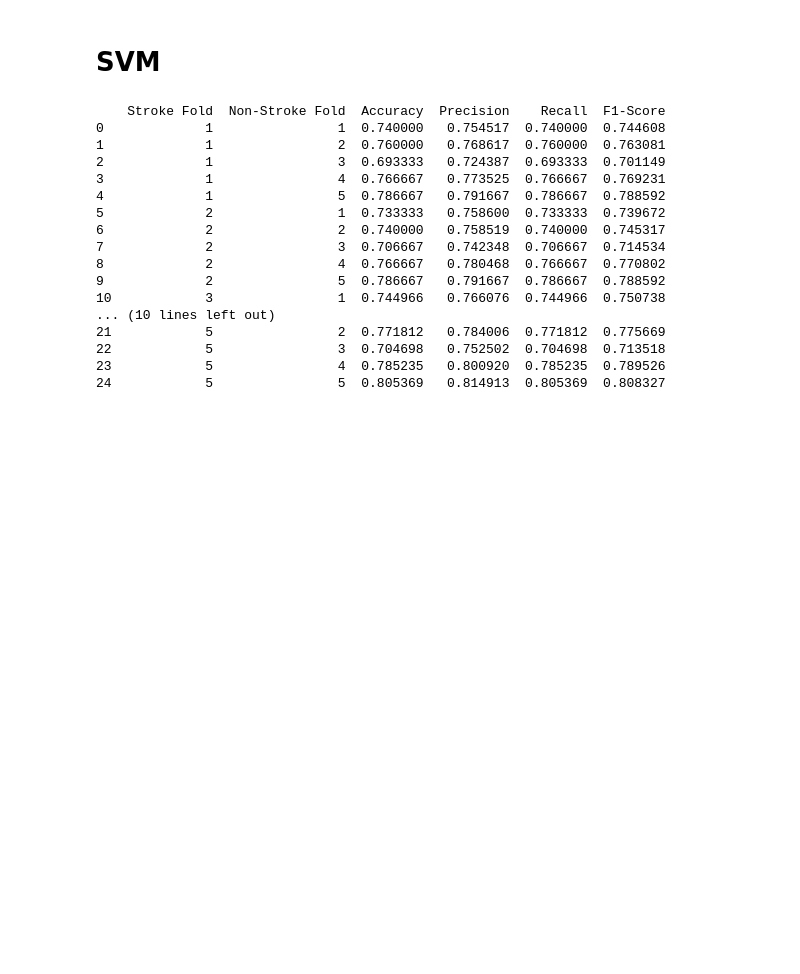
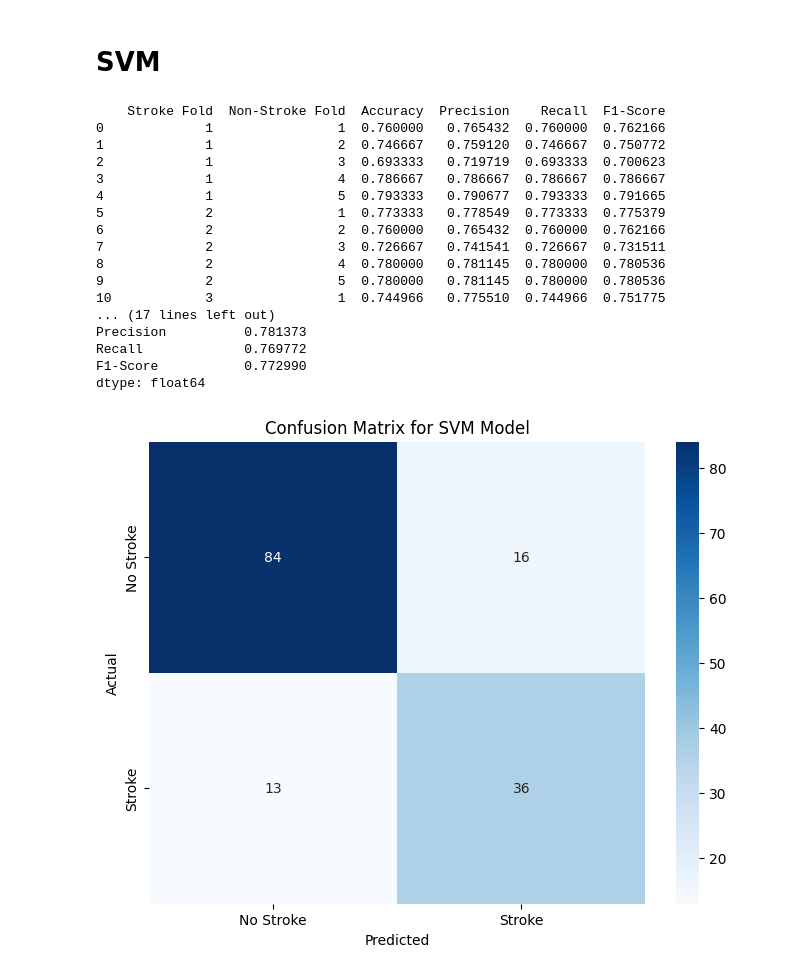
Before and after one commit to YusraEr/Stroke-Prediction-with-ML, a Jupyter notebook: Final Work/Final.ipynb, the cells around one changed output. Drawn from its saved outputs; the diff is of its cells as text; code cells hidden in the pictures; blank space fills up the shorter version.

```diff
--- a/Final Work/Final.ipynb
+++ b/Final Work/Final.ipynb
@@ -245,6 +245,7 @@ Number of no stroke samples: 4006
 #     fold.to_csv(f'no_stroke_fold_{i+1}.csv', index=False)
 # %%
 from imblearn.over_sampling import SMOTE
+import pandas as pd
 
 def load_fold_data(sf, nfs):
     """
@@ -259,12 +260,11 @@ def load_fold_data(sf, nfs):
     """
     # Load fold dari stroke data
     stroke_fold = pd.read_csv(f'StrokeFold/stroke_fold_{sf}.csv')
+    remaining_stroke = [pd.read_csv(f'StrokeFold/stroke_fold_{i}.csv') for i in range(1, 6) if i != sf]
+    remaining_stroke = pd.concat(remaining_stroke)
 
     # Load fold dari no stroke data
     no_stroke_fold = pd.read_csv(f'NonStrokeFold/no_stroke_fold_{nfs}.csv')
-
-    # Concat semua fold kecuali fold yang ditentukan sebagai training_stroke
-    training_stroke = pd.concat([fold for i, fold in enumerate(stroke_folds) if i != sf])
 
     # Ambil 100 data di no_stroke_fold sebagai testing
     testing_no_stroke = no_stroke_fold.sample(n=100, random_state=42)
@@ -273,7 +273,7 @@ def load_fold_data(sf, nfs):
     training_no_stroke = no_stroke_fold.drop(testing_no_stroke.index)
 
     # Gabungkan data training stroke dan non-stroke
-    training_data = pd.concat([training_stroke, training_no_stroke])
+    training_data = pd.concat([remaining_stroke, training_no_stroke])
 
     # Gabungkan data testing stroke dan non-stroke
     testing_data = pd.concat([stroke_fold, testing_no_stroke])
@@ -628,15 +602,16 @@ dtype: float64
 # %%
 from sklearn.svm import SVC
 from sklearn.metrics import accuracy_score, classification_report
+from tqdm import tqdm
 
 # Inisialisasi model SVM
-svm_model = SVC(random_state=42)
+svm_model = SVC(random_state=42, kernel='linear')
 
 svm_results = []
 
-# Loop through all combinations of folds
-for sf in range(1, 6):
-    for nfs in range(1, 6):
+# Loop through all combinations of folds dengan progress bar
+for sf in tqdm(range(1, 6), desc="Stroke Folds"):
+    for nfs in tqdm(range(1, 6), desc="Non-Stroke Folds", leave=False):
         train_data, test_data = load_fold_data(sf, nfs)
 
         # Pisahkan fitur dan target untuk data train dan test
@@ -670,22 +645,41 @@ svm_results_df = pd.DataFrame(svm_results)
 
 # Tampilkan hasil
 print(svm_results_df)
+print(svm_results_df.mean())
 # %% [output]
     Stroke Fold  Non-Stroke Fold  Accuracy  Precision    Recall  F1-Score
-0             1                1  0.740000   0.754517  0.740000  0.744608
-1             1                2  0.760000   0.768617  0.760000  0.763081
-2             1                3  0.693333   0.724387  0.693333  0.701149
-3             1                4  0.766667   0.773525  0.766667  0.769231
-4             1                5  0.786667   0.791667  0.786667  0.788592
-5             2                1  0.733333   0.758600  0.733333  0.739672
-6             2                2  0.740000   0.758519  0.740000  0.745317
-7             2                3  0.706667   0.742348  0.706667  0.714534
-8             2                4  0.766667   0.780468  0.766667  0.770802
-9             2                5  0.786667   0.791667  0.786667  0.788592
-10            3                1  0.744966   0.766076  0.744966  0.750738
-... (10 lines left out)
-21            5                2  0.771812   0.784006  0.771812  0.775669
-22            5                3  0.704698   0.752502  0.704698  0.713518
-23            5                4  0.785235   0.800920  0.785235  0.789526
-24            5                5  0.805369   0.814913  0.805369  0.808327
+0             1                1  0.760000   0.765432  0.760000  0.762166
+1             1                2  0.746667   0.759120  0.746667  0.750772
+2             1                3  0.693333   0.719719  0.693333  0.700623
+3             1                4  0.786667   0.786667  0.786667  0.786667
+4             1                5  0.793333   0.790677  0.793333  0.791665
+5             2                1  0.773333   0.778549  0.773333  0.775379
+6             2                2  0.760000   0.765432  0.760000  0.762166
+7             2                3  0.726667   0.741541  0.726667  0.731511
+8             2                4  0.780000   0.781145  0.780000  0.780536
+9             2                5  0.780000   0.781145  0.780000  0.780536
+10            3                1  0.744966   0.775510  0.744966  0.751775
+... (17 lines left out)
+Precision          0.781373
+Recall             0.769772
+F1-Score           0.772990
+dtype: float64
+# %%
+from sklearn.metrics import confusion_matrix
+import seaborn as sns
+
+import matplotlib.pyplot as plt
+
+# Generate confusion matrix
+cm = confusion_matrix(y_test, y_pred_svm)
+
+# Plot confusion matrix
+plt.figure(figsize=(8, 6))
+sns.heatmap(cm, annot=True, fmt='d', cmap='Blues', xticklabels=['No Stroke', 'Stroke'], yticklabels=['No Stroke', 'Stroke'])
+plt.xlabel('Predicted')
+plt.ylabel('Actual')
+plt.title('Confusion Matrix for SVM Model')
+plt.show()
+# %% [output]
+[figure, added]
 # %%
```
Also changed, not shown: parts of 16 cells of this notebook, 13 other files.
